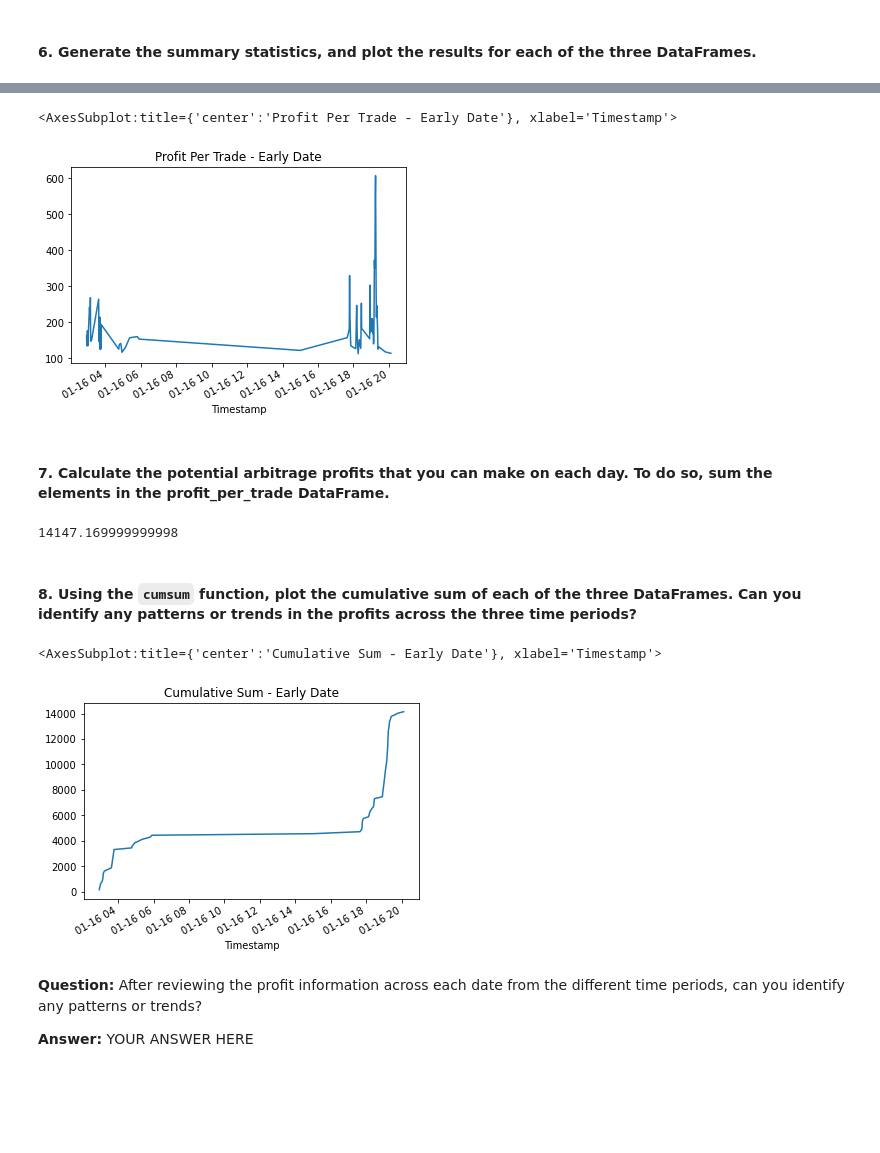
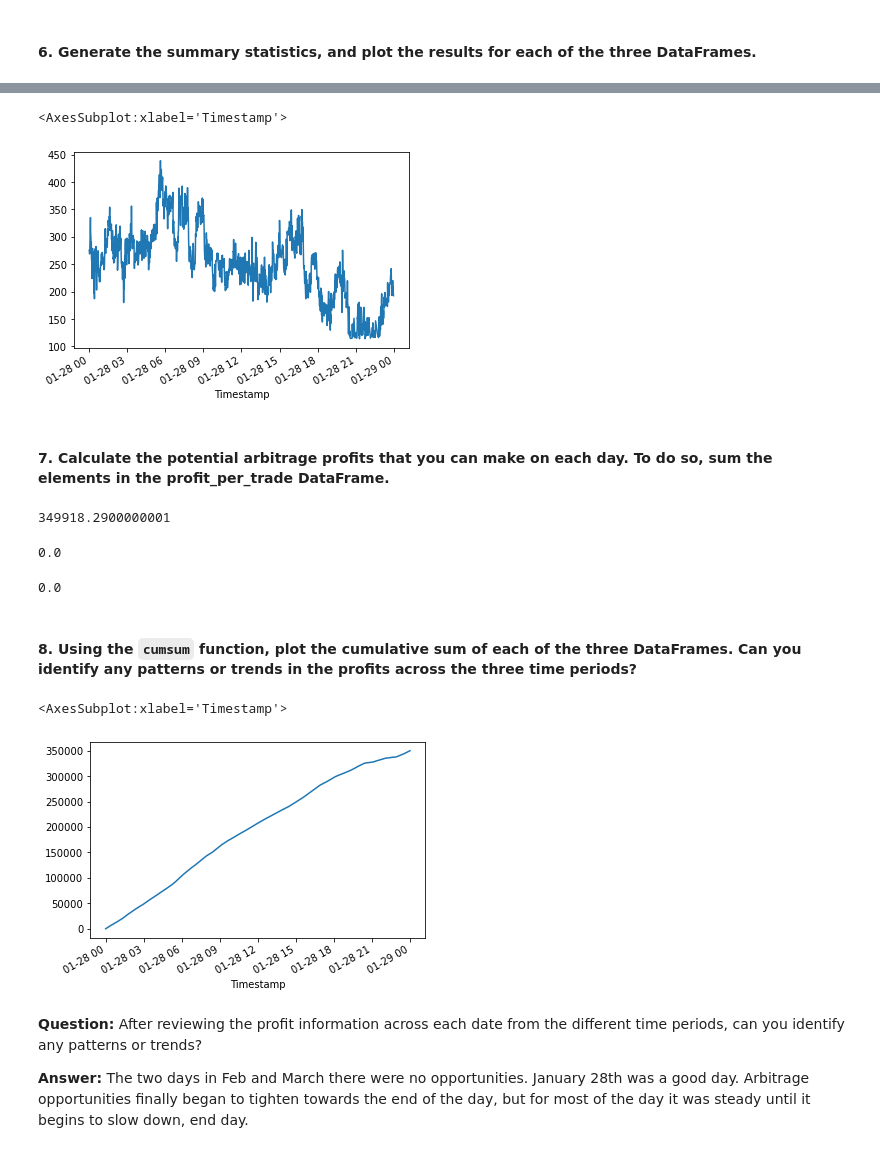
Before and after one commit to mmarovich/crypto_arbitrage, a Jupyter notebook: crypto_arbitrage.ipynb, the cells around one changed output, grey strips where cells are left out. Cells and saved outputs as stored; diff of their text form; code cells hidden in the pictures; blank space fills up the shorter version.

Commit message:
calculating arbitrage profits

```diff
--- a/crypto_arbitrage.ipynb
+++ b/crypto_arbitrage.ipynb
@@ -403,8 +403,8 @@ Calculate the potential profits for each date that you selected in the previous
 # %%
 # For the date early in the dataset, measure the arbitrage spread between the two exchanges
 # by subtracting the lower-priced exchange from the higher-priced one
-arbitrage_spread_early = # YOUR CODE HERE
+arbitrage_spread_early = bitstamp_sliced.loc["2018-01-28"] - coinbase_sliced.loc["2018-01-28"]
 
 # Use a conditional statement to generate the summary statistics for each arbitrage_spread DataFrame
-# YOUR CODE HERE
+arbitrage_spread_early[arbitrage_spread_early > 0].describe()
 # %% [output]
@@ -422,8 +448,8 @@ Name: Close, dtype: float64
 # %%
 # For the date early in the dataset, calculate the spread returns by dividing the instances when the arbitrage spread is positive (> 0)
 # by the price of Bitcoin from the exchange you are buying on (the lower-priced exchange).
-spread_return_early= # YOUR CODE HERE
+spread_return_early= arbitrage_spread_early[arbitrage_spread_early > 0] / coinbase_sliced.loc["2018-01-28"]
 
 # Review the spread return DataFrame
-# YOUR CODE HERE
+spread_return_early.describe()
 # %% [output]
@@ -439,9 +493,9 @@ Name: Close, dtype: float64
 # %%
 # For the date early in the dataset, determine the number of times your trades with positive returns
 # exceed the 1% minimum threshold (.01) that you need to cover your costs
-profitable_trades_early = # YOUR CODE HERE
+profitable_trades_early = spread_return_early[spread_return_early > .01]
 
 # Review the first five profitable trades
-# YOUR CODE HERE
+profitable_trades_early.head()
 # %% [output]
 Timestamp
@@ -472,12 +536,12 @@ Name: Close, dtype: float64
 # %%
 # For the date early in the dataset, calculate the potential profit per trade in dollars
 # Multiply the profitable trades by the cost of the Bitcoin that was purchased
-profit_early = # YOUR CODE HERE
+profit_early = profitable_trades_early * coinbase_sliced.loc["2018-01-28"]
 
 # Drop any missing values from the profit DataFrame
-profit_per_trade_early = # YOUR CODE HERE
+profit_per_trade_early = profit_early.dropna()
 
 # View the early profit DataFrame
-# YOUR CODE HERE
+profit_per_trade_early.head(10)
 # %% [output]
 Timestamp
@@ -511,16 +610,24 @@ Name: Close, dtype: float64
 # %%
 # Plot the results for the early profit per trade DataFrame
-# YOUR CODE HERE
+profit_per_trade_early.plot()
 # %% [output]
-<AxesSubplot:title={'center':'Profit Per Trade - Early Date'}, xlabel='Timestamp'>
+<AxesSubplot:xlabel='Timestamp'>
-[figure, old version]
+[figure, new version]
 # %% [markdown]
 #### 7. Calculate the potential arbitrage profits that you can make on each day. To do so, sum the elements in the profit_per_trade DataFrame.
 # %%
 # Calculate the sum of the potential profits for the early profit per trade DataFrame
-# YOUR CODE HERE
+profit_per_trade_early.sum()
 # %% [output]
-14147.169999999998
+349918.2900000001
+# %%
+profit_per_trade_middle.sum()
+# %% [output]
+0.0
+# %%
+profit_per_trade_late.sum()
+# %% [output]
+0.0
 # %% [markdown]
 #### 8. Using the `cumsum` function, plot the cumulative sum of each of the three DataFrames. Can you identify any patterns or trends in the profits across the three time periods?
 # %%
@@ -529,10 +636,10 @@ cumulative_profit_early = # YOUR CODE HERE
 # %%
 # Plot the cumulative sum of profits for the early profit per trade DataFrame
-# YOUR CODE HERE
+cumulative_profit_early.plot()
 # %% [output]
-<AxesSubplot:title={'center':'Cumulative Sum - Early Date'}, xlabel='Timestamp'>
+<AxesSubplot:xlabel='Timestamp'>
-[figure, old version]
+[figure, new version]
 # %% [markdown]
 **Question:** After reviewing the profit information across each date from the different time periods, can you identify any patterns or trends?
 
-**Answer:** YOUR ANSWER HERE
+**Answer:** The two days in Feb and March there were no opportunities.  January 28th was a good day.  Arbitrage opportunities finally began to tighten towards the end of the day, but for most of the day it was steady until it begins to slow down, end day.
```
Also changed, not shown: parts of 18 cells of this notebook.
